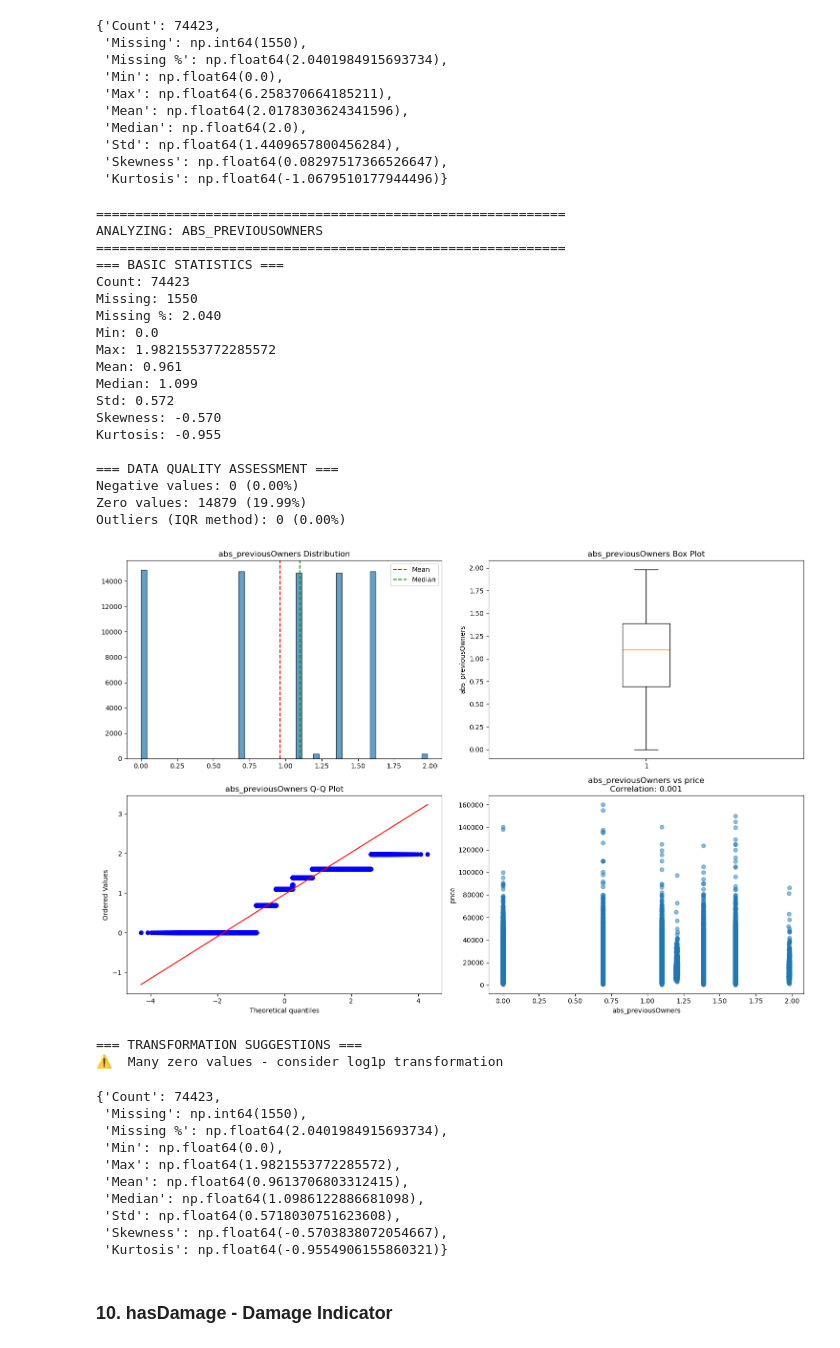
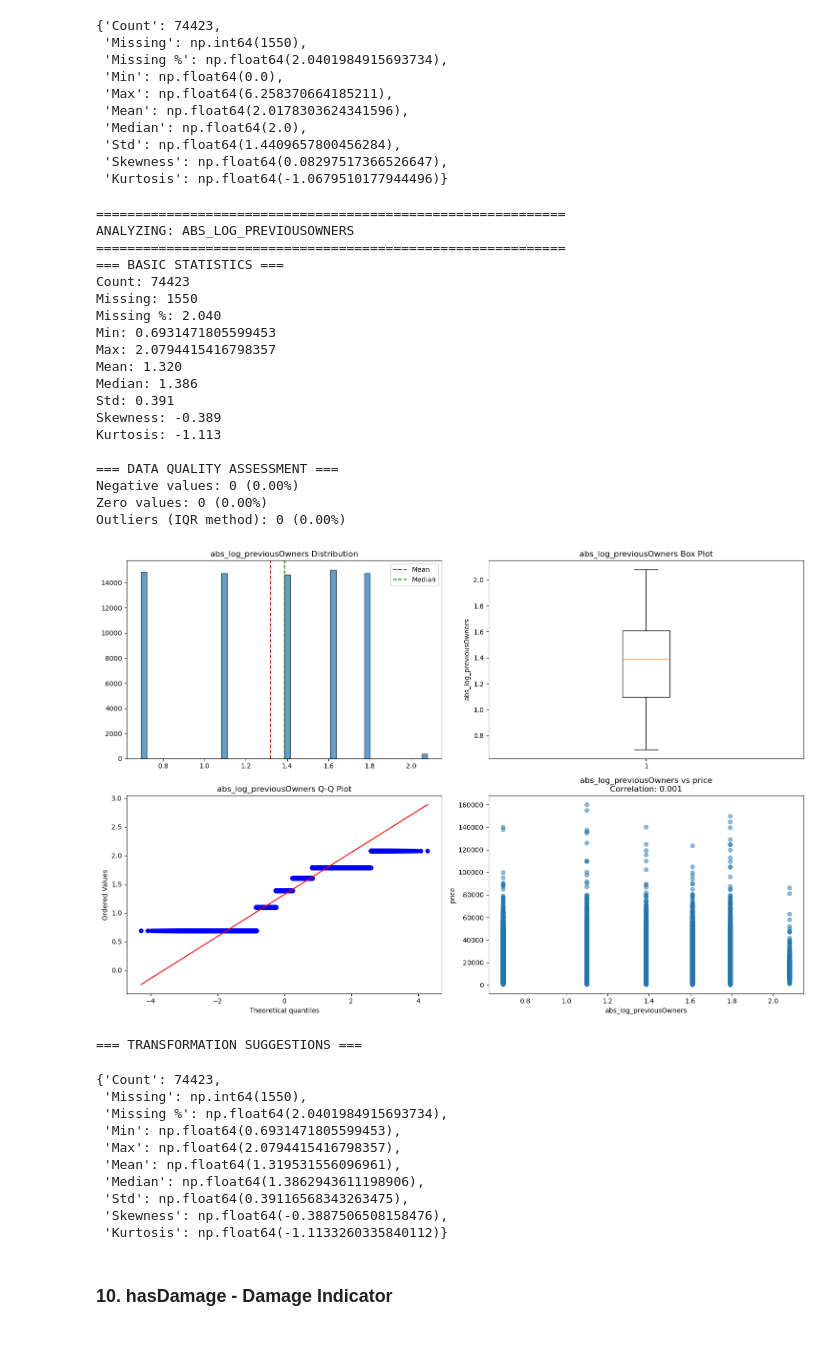
Before and after one commit to LeonardoDiCaterina/ML_group_45, a Jupyter notebook: Notebooks/exploration_leonardo.ipynb, the cells around one changed output. Drawn from its saved outputs; the diff is of its cells as text; code cells hidden in the pictures.

```diff
--- a/Notebooks/exploration_leonardo.ipynb
+++ b/Notebooks/exploration_leonardo.ipynb
@@ -859,41 +832,40 @@ Outliers (IQR method): 363 (0.49%)
  'Skewness': np.float64(0.08297517366526647),
  'Kurtosis': np.float64(-1.0679510177944496)}
 # %%
-train_data['abs_log_previousOwners'] = np.log(np.abs(train_data['previousOwners'])+1)
+train_data['abs_log_previousOwners'] = np.log1p(np.abs(np.floor(train_data['previousOwners']))+1)
 analyze_numerical_feature(train_data, 'abs_log_previousOwners')
 # %% [output]
 ============================================================
-ANALYZING: ABS_PREVIOUSOWNERS
+ANALYZING: ABS_LOG_PREVIOUSOWNERS
 ============================================================
 === BASIC STATISTICS ===
 Count: 74423
 Missing: 1550
 Missing %: 2.040
-Min: 0.0
-Max: 1.9821553772285572
-Mean: 0.961
-Median: 1.099
-Std: 0.572
-Skewness: -0.570
-Kurtosis: -0.955
+Min: 0.6931471805599453
+Max: 2.0794415416798357
+Mean: 1.320
+Median: 1.386
+Std: 0.391
+Skewness: -0.389
+Kurtosis: -1.113
 
 === DATA QUALITY ASSESSMENT ===
 Negative values: 0 (0.00%)
-Zero values: 14879 (19.99%)
+Zero values: 0 (0.00%)
 Outliers (IQR method): 0 (0.00%)
-[figure, old version]
+[figure, new version]
 === TRANSFORMATION SUGGESTIONS ===
-⚠️  Many zero values - consider log1p transformation
 {'Count': 74423,
  'Missing': np.int64(1550),
  'Missing %': np.float64(2.0401984915693734),
- 'Min': np.float64(0.0),
- 'Max': np.float64(1.9821553772285572),
- 'Mean': np.float64(0.9613706803312415),
- 'Median': np.float64(1.0986122886681098),
- 'Std': np.float64(0.5718030751623608),
- 'Skewness': np.float64(-0.5703838072054667),
- 'Kurtosis': np.float64(-0.9554906155860321)}
+ 'Min': np.float64(0.6931471805599453),
+ 'Max': np.float64(2.0794415416798357),
+ 'Mean': np.float64(1.319531556096961),
+ 'Median': np.float64(1.3862943611198906),
+ 'Std': np.float64(0.39116568343263475),
+ 'Skewness': np.float64(-0.3887506508158476),
+ 'Kurtosis': np.float64(-1.1133260335840112)}
 # %% [markdown]
 ### 10. hasDamage - Damage Indicator
 # %%
```
Also changed, not shown: parts of 11 cells of this notebook.
